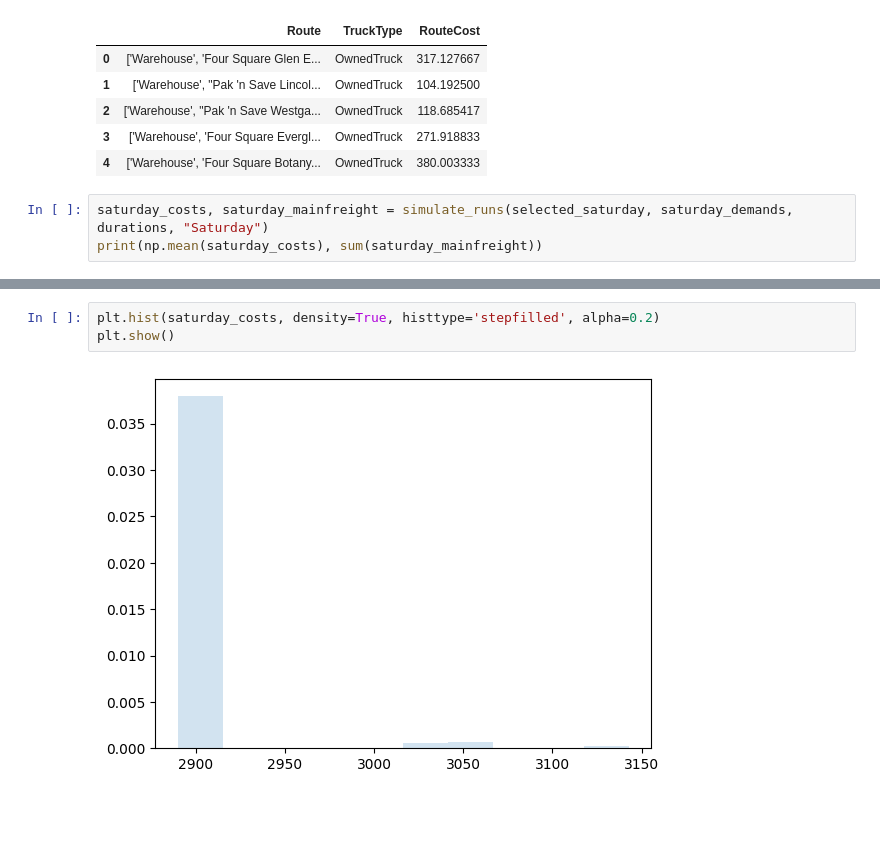
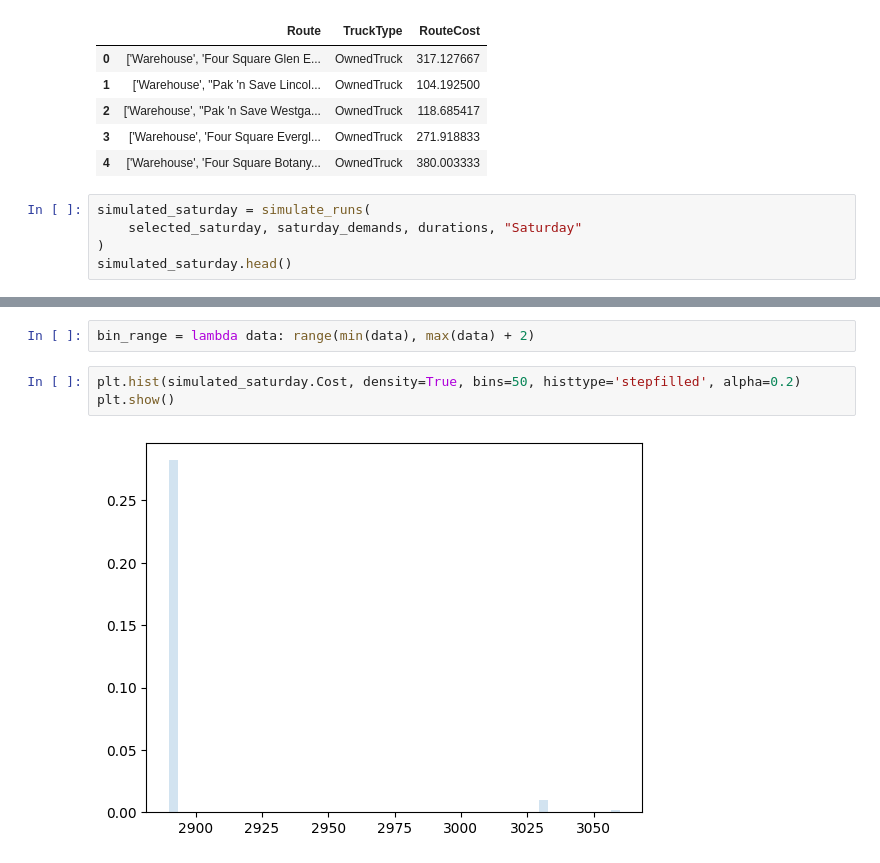
Before and after one commit to aguo921/engsci263-or-project, a Jupyter notebook: simulation/simulation.ipynb, the cells around one changed output, grey strips where cells are left out. Saved outputs shown, nothing was run; the diff lists cells and outputs as text; blank space fills up the shorter version.

```diff
--- a/simulation/simulation.ipynb
+++ b/simulation/simulation.ipynb
@@ -70,6 +70,8 @@ selected_weekday.head()
 | 3 | ['Warehouse', 'Four Square Evergl... | OwnedTruck | 271.918833 |
 | 4 | ['Warehouse', 'Four Square Botany... | OwnedTruck | 380.003333 |
 # %%
-saturday_costs, saturday_mainfreight = simulate_runs(selected_saturday, saturday_demands, durations, "Saturday")
-print(np.mean(saturday_costs), sum(saturday_mainfreight))
+simulated_saturday = simulate_runs(
+    selected_saturday, saturday_demands, durations, "Saturday"
+)
+simulated_saturday.head()
 # %% [output]
@@ -77,5 +96,7 @@ print(np.mean(saturday_costs), sum(saturday_mainfreight))
+# %%
+bin_range = lambda data: range(min(data), max(data) + 2)
 # %%
-plt.hist(saturday_costs, density=True, histtype='stepfilled', alpha=0.2)
+plt.hist(simulated_saturday.Cost, density=True, bins=50, histtype='stepfilled', alpha=0.2)
 plt.show()
 # %% [output]
-[figure, old version]
+[figure, new version]
```
Also changed, not shown: parts of 9 cells of this notebook, 1 other file.
